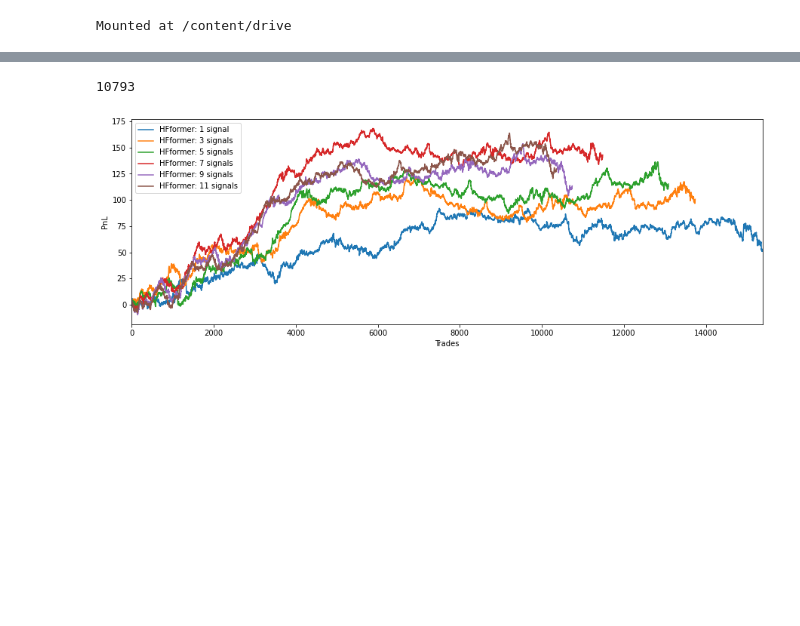
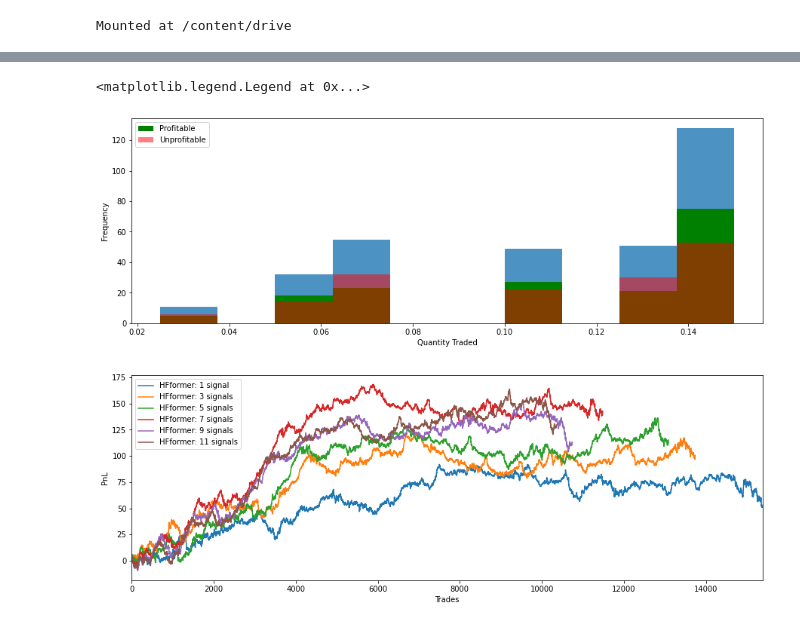
Before and after one commit to Nakols/HFformerV2, a Jupyter notebook: 9_backtester.ipynb, the cells around one changed output, grey strips where cells are left out. Drawn from its saved outputs; the diff is of its cells as text; code cells hidden in the pictures; blank space fills up the shorter version.

```diff
--- a/9_backtester.ipynb
+++ b/9_backtester.ipynb
@@ -599,0 +436,12 @@ np.sum(pnls)
+# %%
+fig2, ax2 = plt.subplots(1, 1, figsize = (15, 5))
+quantities = np.array(quantities)
+ax2.hist(quantities, alpha=.8)
+ax2.hist(quantities[np.array(pnls) > 0], color='green', label="Profitable")
+ax2.hist(quantities[np.array(pnls) < 0], color='red', label="Unprofitable", alpha=0.5)
+ax2.set_xlabel('Quantity Traded')
+ax2.set_ylabel('Frequency')
+ax2.legend(loc='best')
+# %% [output]
+<matplotlib.legend.Legend at 0x...>
+[figure, added]
@@ -600,10 +465,6 @@ np.sum(pnls)
 # %%
 with open('/content/pnl_hfformer_7signals.pkl', 'rb') as f:
     pnl_lstm = pickle.load(f)
-# %%
-len(pnls)
-# %% [output]
-10793
 # %%
 fig2, ax2 = plt.subplots(1, 1, figsize = (15, 5))
 
```
Also changed, not shown: parts of 31 cells of this notebook, 17 other files.
